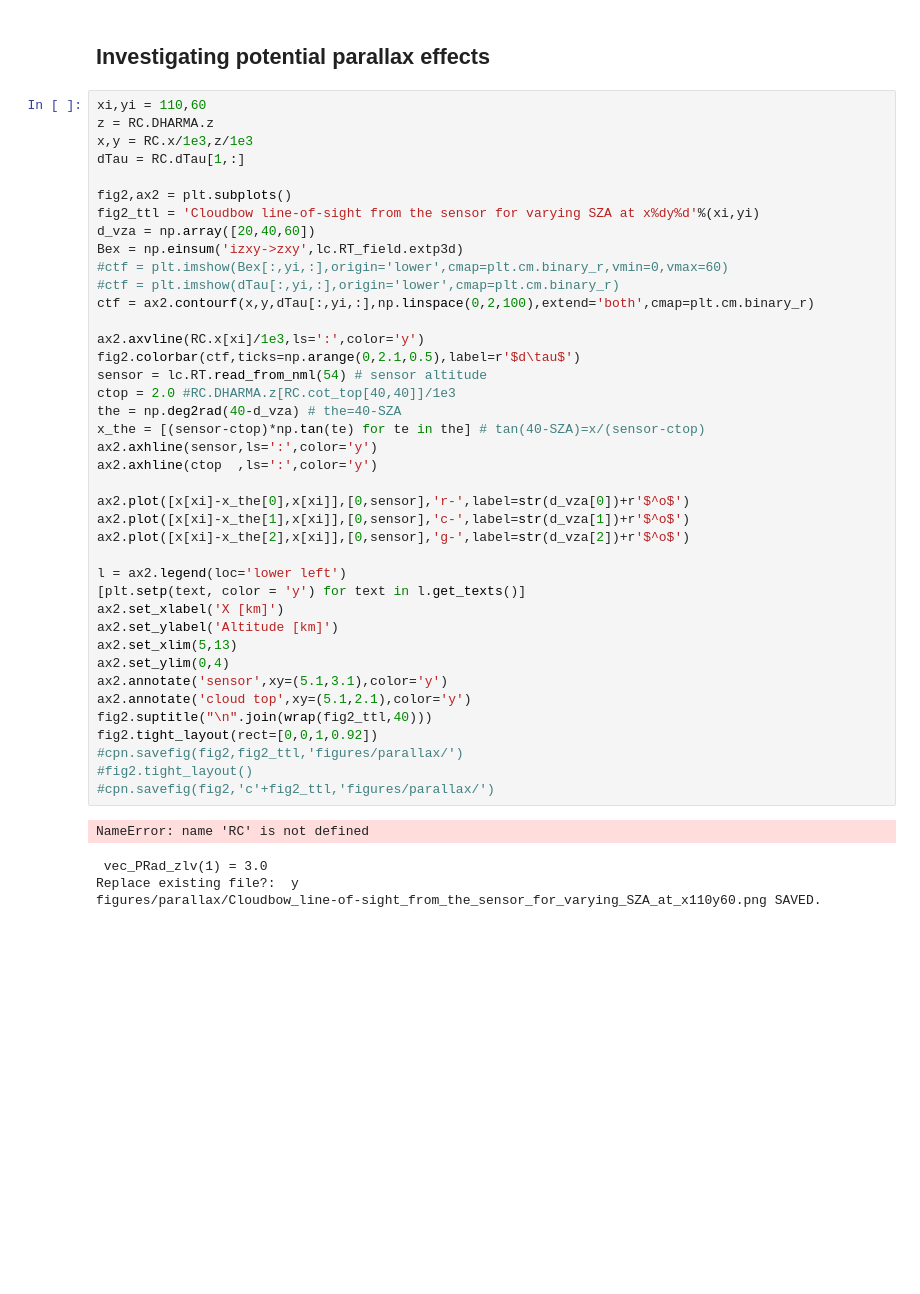
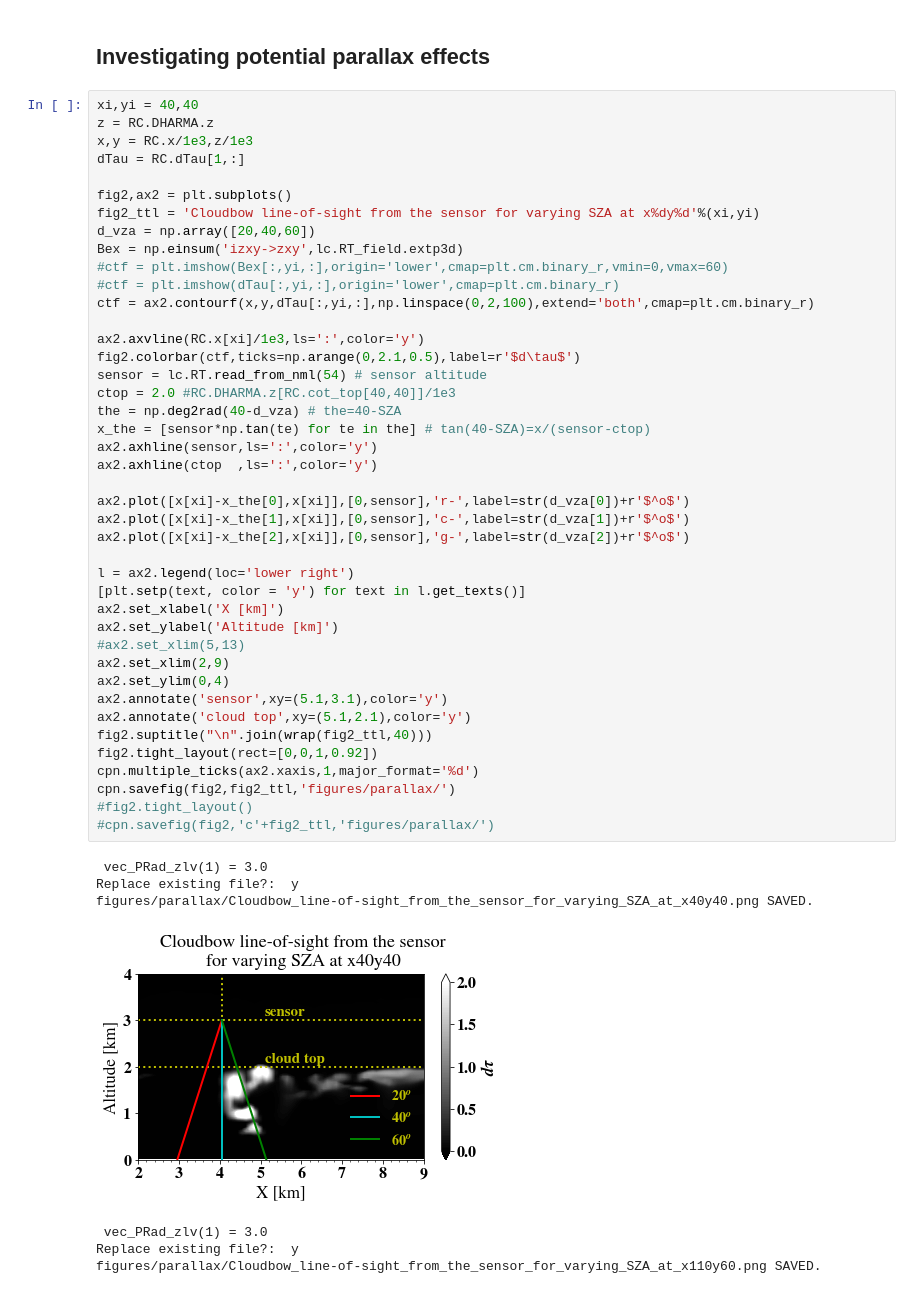
Before and after one commit to cpnHere/ACRS, a Jupyter notebook: Retrievals/Pol_retrievals/analysis_pol_ret.ipynb, the cells around one changed output. Drawn from its saved outputs; the diff is of its cells as text; blank space fills up the shorter version.

```diff
--- a/Retrievals/Pol_retrievals/analysis_pol_ret.ipynb
+++ b/Retrievals/Pol_retrievals/analysis_pol_ret.ipynb
@@ -259,7 +263,7 @@ plt.colorbar(ctf)
 # %% [markdown]
 ## Investigating potential parallax effects
 # %%
-xi,yi = 110,60
+xi,yi = 40,40
 z = RC.DHARMA.z
 x,y = RC.x/1e3,z/1e3
 dTau = RC.dTau[1,:]
@@ -268,38 +272,43 @@ fig2,ax2 = plt.subplots()
 fig2_ttl = 'Cloudbow line-of-sight from the sensor for varying SZA at x%dy%d'%(xi,yi)
 d_vza = np.array([20,40,60])
 Bex = np.einsum('izxy->zxy',lc.RT_field.extp3d)
 #ctf = plt.imshow(Bex[:,yi,:],origin='lower',cmap=plt.cm.binary_r,vmin=0,vmax=60)
 #ctf = plt.imshow(dTau[:,yi,:],origin='lower',cmap=plt.cm.binary_r)
 ctf = ax2.contourf(x,y,dTau[:,yi,:],np.linspace(0,2,100),extend='both',cmap=plt.cm.binary_r)
 
 ax2.axvline(RC.x[xi]/1e3,ls=':',color='y')
 fig2.colorbar(ctf,ticks=np.arange(0,2.1,0.5),label=r'$d\tau$')
 sensor = lc.RT.read_from_nml(54) # sensor altitude
 ctop = 2.0 #RC.DHARMA.z[RC.cot_top[40,40]]/1e3
 the = np.deg2rad(40-d_vza) # the=40-SZA
-x_the = [(sensor-ctop)*np.tan(te) for te in the] # tan(40-SZA)=x/(sensor-ctop)
+x_the = [sensor*np.tan(te) for te in the] # tan(40-SZA)=x/(sensor-ctop)
 ax2.axhline(sensor,ls=':',color='y')
 ax2.axhline(ctop  ,ls=':',color='y')
 
 ax2.plot([x[xi]-x_the[0],x[xi]],[0,sensor],'r-',label=str(d_vza[0])+r'$^o$')
 ax2.plot([x[xi]-x_the[1],x[xi]],[0,sensor],'c-',label=str(d_vza[1])+r'$^o$')
 ax2.plot([x[xi]-x_the[2],x[xi]],[0,sensor],'g-',label=str(d_vza[2])+r'$^o$')
 
-l = ax2.legend(loc='lower left')
+l = ax2.legend(loc='lower right')
 [plt.setp(text, color = 'y') for text in l.get_texts()]
 ax2.set_xlabel('X [km]')
 ax2.set_ylabel('Altitude [km]')
-ax2.set_xlim(5,13)
+#ax2.set_xlim(5,13)
+ax2.set_xlim(2,9)
 ax2.set_ylim(0,4)
 ax2.annotate('sensor',xy=(5.1,3.1),color='y')
 ax2.annotate('cloud top',xy=(5.1,2.1),color='y')
 fig2.suptitle("\n".join(wrap(fig2_ttl,40)))
 fig2.tight_layout(rect=[0,0,1,0.92])
-#cpn.savefig(fig2,fig2_ttl,'figures/parallax/')
+cpn.multiple_ticks(ax2.xaxis,1,major_format='%d')
+cpn.savefig(fig2,fig2_ttl,'figures/parallax/')
 #fig2.tight_layout()
 #cpn.savefig(fig2,'c'+fig2_ttl,'figures/parallax/')
 # %% [output]
-NameError: name 'RC' is not defined
+ vec_PRad_zlv(1) = 3.0
+Replace existing file?:  y
+figures/parallax/Cloudbow_line-of-sight_from_the_sensor_for_varying_SZA_at_x40y40.png SAVED.
+[figure, added]
 # %%
 # %% [output]
  vec_PRad_zlv(1) = 3.0
```
Also changed, not shown: parts of 3 cells of this notebook.
